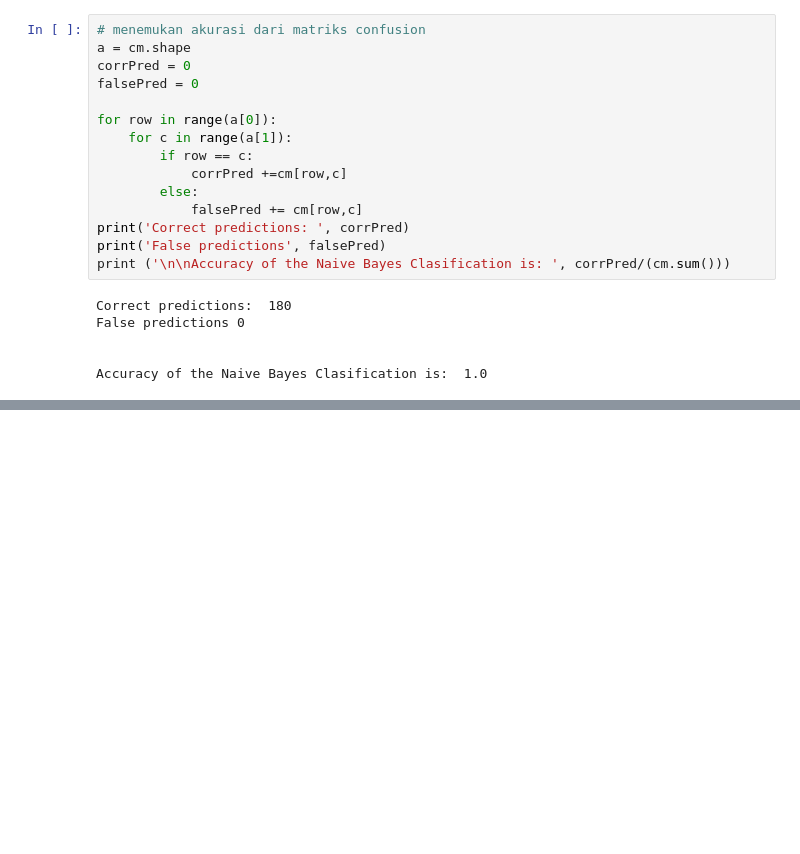
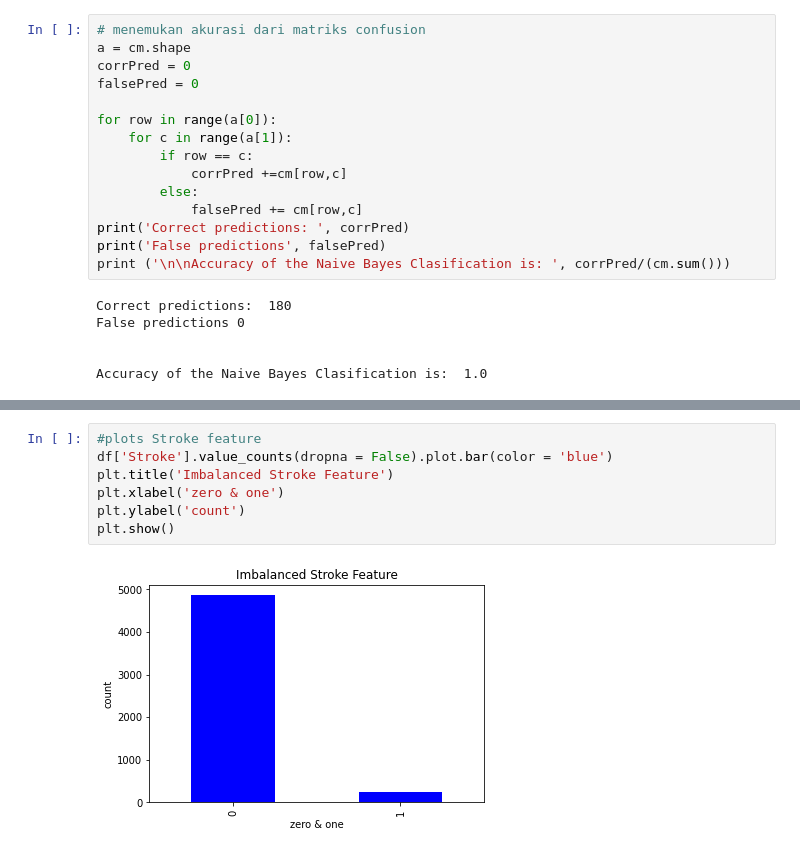
Before and after one commit to ZuniAmandaDewi/datamining, a Jupyter notebook: _sources/tugas_pendat/Tugas.ipynb, the cells around one changed output, grey strips where cells are left out. Cells and saved outputs as stored; diff of their text form; blank space fills up the shorter version.

```diff
--- a/_sources/tugas_pendat/Tugas.ipynb
+++ b/_sources/tugas_pendat/Tugas.ipynb
@@ -1535,0 +1616,9 @@ Accuracy of the Naive Bayes Clasification is:  1.0
+# %%
+#plots Stroke feature
+df['Stroke'].value_counts(dropna = False).plot.bar(color = 'blue')
+plt.title('Imbalanced Stroke Feature')
+plt.xlabel('zero & one')
+plt.ylabel('count')
+plt.show()
+# %% [output]
+[figure, added]
```
Also changed, not shown: parts of 26 cells of this notebook, 6 other files.
